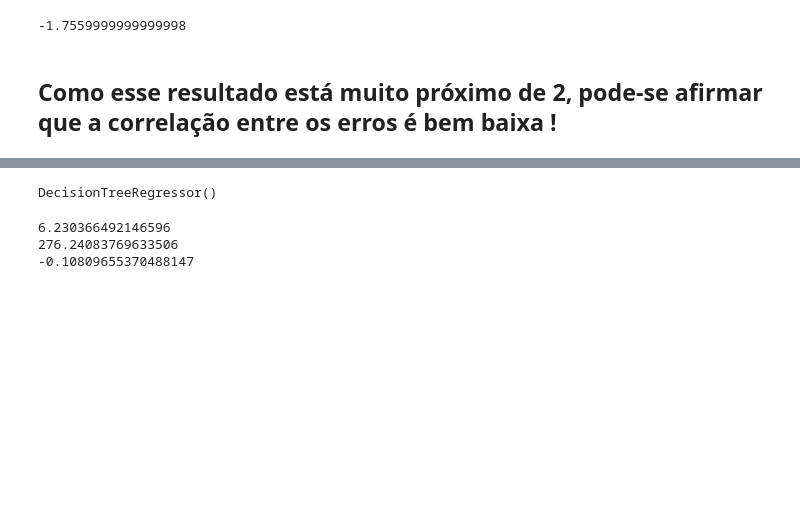
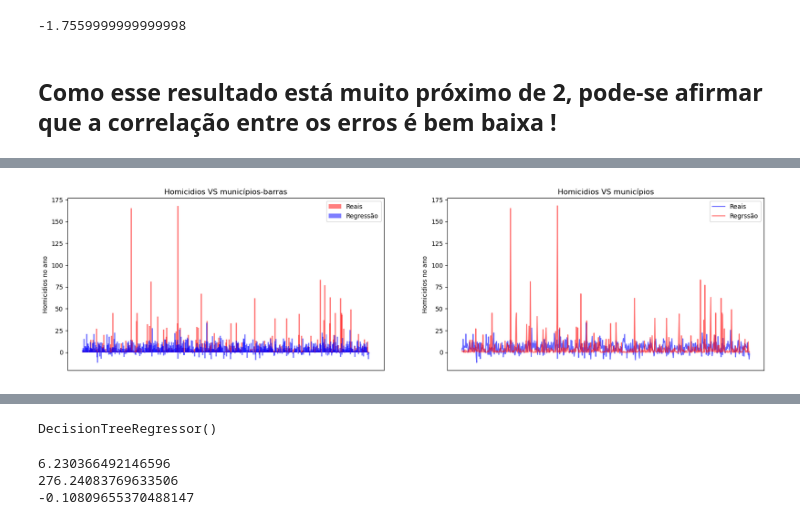
Before and after one commit to felipebns/P2_Cdados, a Jupyter notebook: p2_cdados.ipynb, the cells around one changed output, grey strips where cells are left out. Saved outputs shown, nothing was run; the diff lists cells and outputs as text; code cells hidden in the pictures; blank space fills up the shorter version.

```diff
--- a/p2_cdados.ipynb
+++ b/p2_cdados.ipynb
@@ -349,0 +365,28 @@ plt.show()
+# %%
+df_modelo1 = homicidio_mun_2010.loc[:, ('id_municipio', 'Homicidio_total')]
+df_modelo1['y'] = y
+# %%
+plt.figure(figsize=(20,5))
+
+plt.subplot(1,2,1)
+plt.bar(homicidio_mun_2010.id_municipio, homicidio_mun_2010.Homicidio_total, color='red', width=3, alpha=0.5, label='Reais')
+plt.bar(df_modelo1.id_municipio, df_modelo1.y, color='blue', width=3, alpha=0.5, label='Regressão')
+plt.xlabel('Municípios')
+plt.gca().axes.get_xaxis().set_visible(False) #retirando a legenda no eixo x, estava muito poluido
+plt.ylabel('Homicidios no ano')
+plt.title('Homicidios VS municípios-barras')
+plt.legend()
+
+
+plt.subplot(1,2,2)
+plt.plot(df_modelo1.id_municipio, df_modelo1.y, color='blue', alpha=0.6, label='Reais')
+plt.plot(homicidio_mun_2010.id_municipio, homicidio_mun_2010.Homicidio_total, color='red', alpha=0.6, label='Regrssão')
+plt.xlabel('Municípios')
+plt.gca().axes.get_xaxis().set_visible(False) #retirando a legenda no eixo x, estava muito poluido
+plt.ylabel('Homicidios no ano')
+plt.title('Homicidios VS municípios')
+plt.legend()
+
+plt.show()
+# %% [output]
+[figure, added]
```
Also changed, not shown: parts of 4 cells of this notebook.
